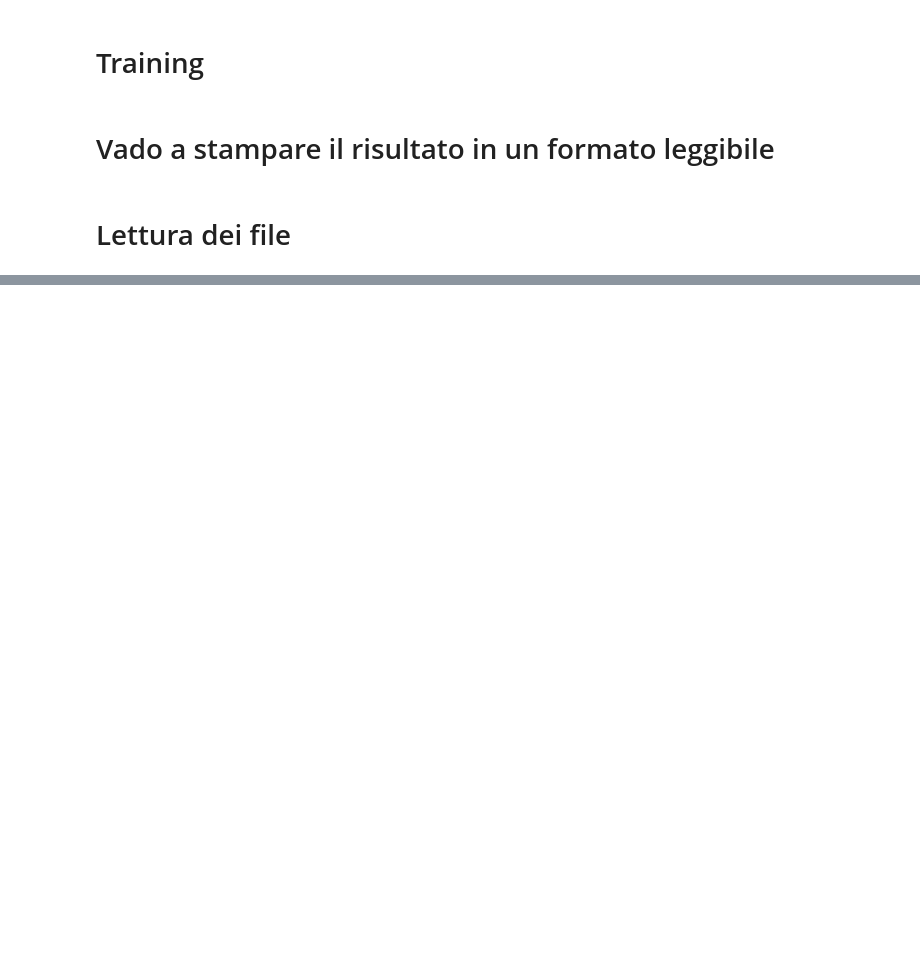
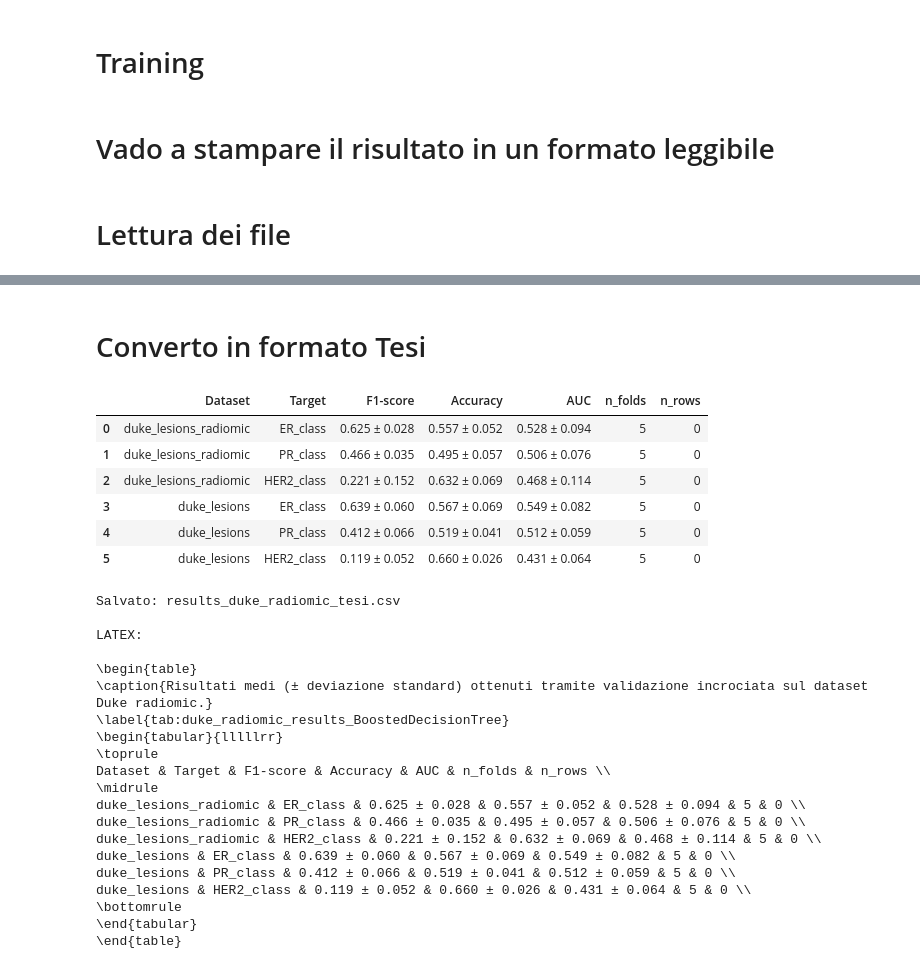
Before and after one commit to FrancescoDalCanto/BC-ML4, a Jupyter notebook: src/training/XGBoost.ipynb, the cells around one changed output, grey strips where cells are left out. Drawn from its saved outputs; the diff is of its cells as text; code cells hidden in the pictures; blank space fills up the shorter version.

```diff
--- a/src/training/XGBoost.ipynb
+++ b/src/training/XGBoost.ipynb
@@ -360 +379,55 @@ Inizio Grid Search (GRID MINIMAL: 27 combinazioni) per: t2_preprocessed
 ================================================================================
+# %% [markdown]
+# Converto in formato Tesi
+# %%
+df_thesis = pd.DataFrame(THESIS_RESULTS)
+
+# colonne formattate "mean ± std"
+df_thesis["F1-score"] = df_thesis.apply(lambda r: f"{r['F1_mean']:.3f} ± {r['F1_std']:.3f}", axis=1)
+df_thesis["Accuracy"] = df_thesis.apply(lambda r: f"{r['Acc_mean']:.3f} ± {r['Acc_std']:.3f}", axis=1)
+df_thesis["AUC"]      = df_thesis.apply(lambda r: "NaN ± NaN" if np.isnan(r["AUC_mean"]) else f"{r['AUC_mean']:.3f} ± {r['AUC_std']:.3f}", axis=1)
+
+df_table = df_thesis[["Dataset", "Target", "F1-score", "Accuracy", "AUC", "n_folds", "n_rows"]]
+
+display(df_table)
+
+# Export CSV
+df_table.to_csv("results_duke_radiomic_tesi.csv", index=False)
+print("Salvato: results_duke_radiomic_tesi.csv")
+
+# Export LaTeX
+latex = df_table.to_latex(
+    index=False,
+    caption="Risultati medi (± deviazione standard) ottenuti tramite validazione incrociata sul dataset Duke radiomic.",
+    label="tab:duke_radiomic_results_BoostedDecisionTree"
+)
+print("\nLATEX:\n")
+print(latex)
+# %% [output]
+|  | Dataset | Target | F1-score | Accuracy | AUC | n_folds | n_rows |
+| 0 | duke_lesions_radiomic | ER_class | 0.625 ± 0.028 | 0.557 ± 0.052 | 0.528 ± 0.094 | 5 | 0 |
+| 1 | duke_lesions_radiomic | PR_class | 0.466 ± 0.035 | 0.495 ± 0.057 | 0.506 ± 0.076 | 5 | 0 |
+| 2 | duke_lesions_radiomic | HER2_class | 0.221 ± 0.152 | 0.632 ± 0.069 | 0.468 ± 0.114 | 5 | 0 |
+| 3 | duke_lesions | ER_class | 0.639 ± 0.060 | 0.567 ± 0.069 | 0.549 ± 0.082 | 5 | 0 |
+| 4 | duke_lesions | PR_class | 0.412 ± 0.066 | 0.519 ± 0.041 | 0.512 ± 0.059 | 5 | 0 |
+| 5 | duke_lesions | HER2_class | 0.119 ± 0.052 | 0.660 ± 0.026 | 0.431 ± 0.064 | 5 | 0 |
+Salvato: results_duke_radiomic_tesi.csv
+
+LATEX:
+
+\begin{table}
+\caption{Risultati medi (± deviazione standard) ottenuti tramite validazione incrociata sul dataset Duke radiomic.}
+\label{tab:duke_radiomic_results_BoostedDecisionTree}
+\begin{tabular}{lllllrr}
+\toprule
+Dataset & Target & F1-score & Accuracy & AUC & n_folds & n_rows \\
+\midrule
+duke_lesions_radiomic & ER_class & 0.625 ± 0.028 & 0.557 ± 0.052 & 0.528 ± 0.094 & 5 & 0 \\
+duke_lesions_radiomic & PR_class & 0.466 ± 0.035 & 0.495 ± 0.057 & 0.506 ± 0.076 & 5 & 0 \\
+duke_lesions_radiomic & HER2_class & 0.221 ± 0.152 & 0.632 ± 0.069 & 0.468 ± 0.114 & 5 & 0 \\
+duke_lesions & ER_class & 0.639 ± 0.060 & 0.567 ± 0.069 & 0.549 ± 0.082 & 5 & 0 \\
+duke_lesions & PR_class & 0.412 ± 0.066 & 0.519 ± 0.041 & 0.512 ± 0.059 & 5 & 0 \\
+duke_lesions & HER2_class & 0.119 ± 0.052 & 0.660 ± 0.026 & 0.431 ± 0.064 & 5 & 0 \\
+\bottomrule
+\end{tabular}
+\end{table}
```
Also changed, not shown: parts of 6 cells of this notebook, 10 other files.
